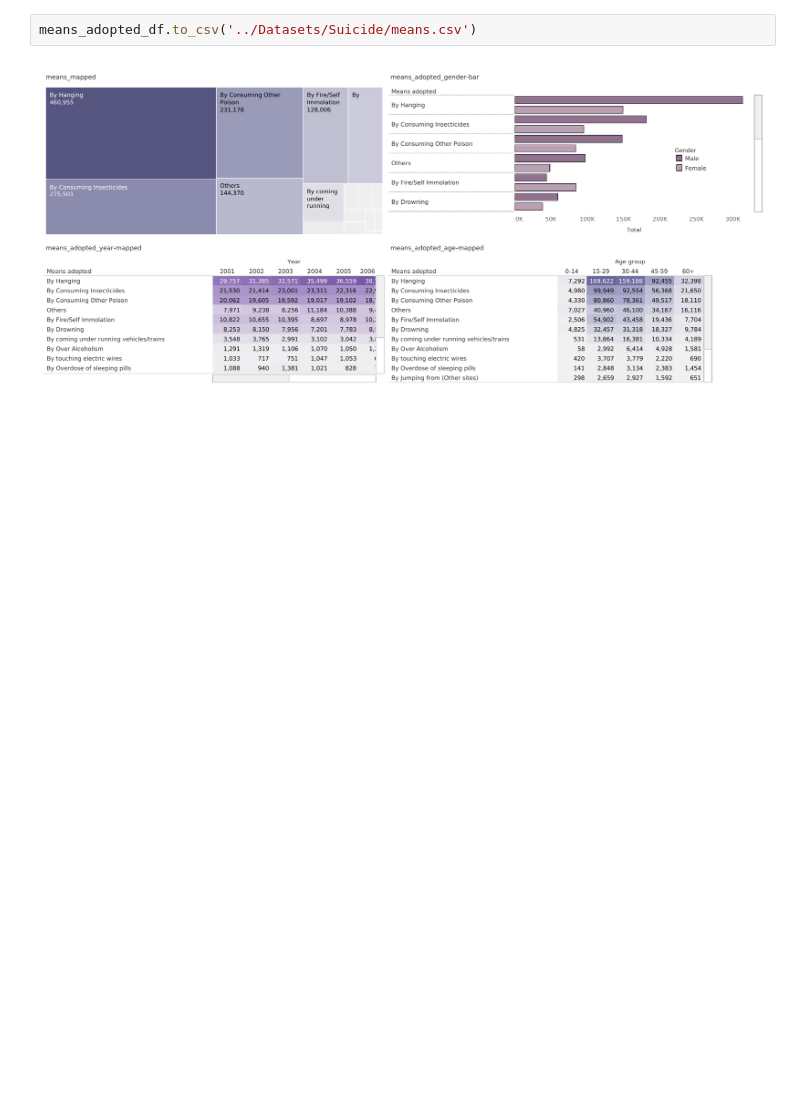
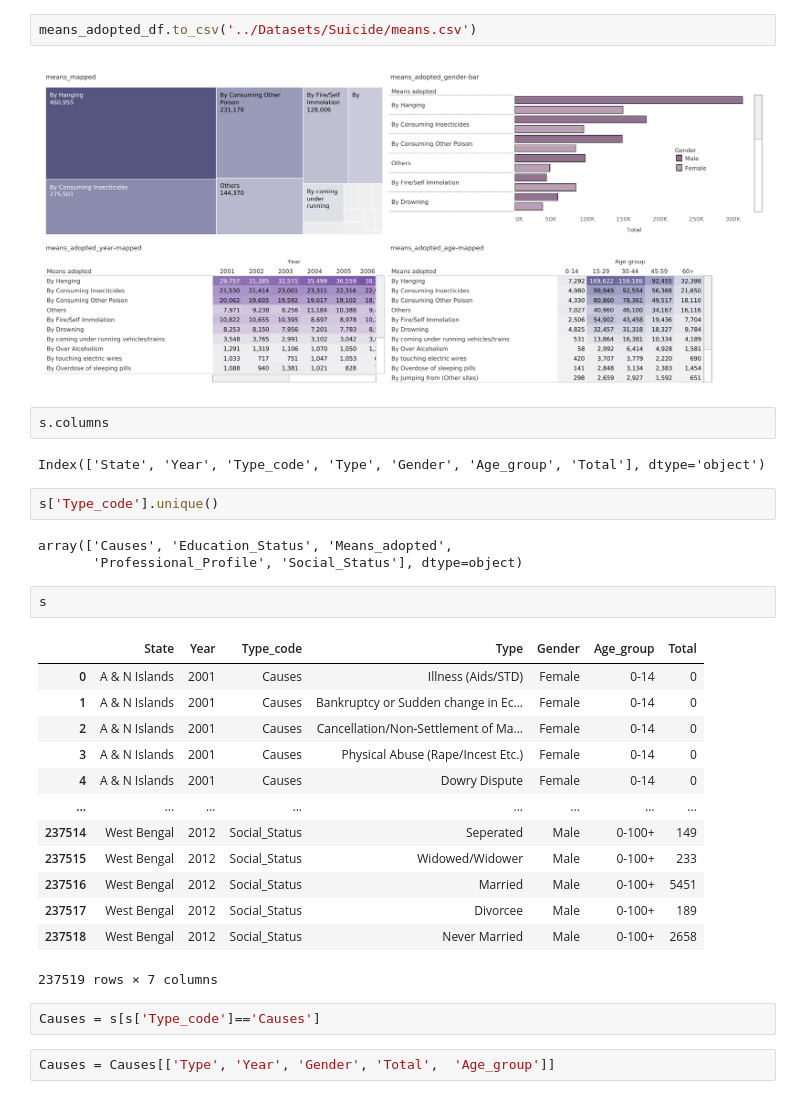
Before and after one commit to htuteja04/EDA, a Jupyter notebook: Notebooks/Suicide_analysis.ipynb, the cells around one changed output. Cells and saved outputs as stored; diff of their text form; blank space fills up the shorter version.

```diff
--- a/Notebooks/Suicide_analysis.ipynb
+++ b/Notebooks/Suicide_analysis.ipynb
@@ -344,3 +344,32 @@ means_adopted_df
 means_adopted_df.to_csv('../Datasets/Suicide/means.csv')
 # %% [markdown]
 ![means_adopted%20%281%29.png](attachment:means_adopted%20%281%29.png)
+# %%
+s.columns
+# %% [output]
+Index(['State', 'Year', 'Type_code', 'Type', 'Gender', 'Age_group', 'Total'], dtype='object')
+# %%
+s['Type_code'].unique()
+# %% [output]
+array(['Causes', 'Education_Status', 'Means_adopted',
+       'Professional_Profile', 'Social_Status'], dtype=object)
+# %%
+s
+# %% [output]
+|  | State | Year | Type_code | Type | Gender | Age_group | Total |
+| 0 | A & N Islands | 2001 | Causes | Illness (Aids/STD) | Female | 0-14 | 0 |
+| 1 | A & N Islands | 2001 | Causes | Bankruptcy or Sudden change in Ec... | Female | 0-14 | 0 |
+| 2 | A & N Islands | 2001 | Causes | Cancellation/Non-Settlement of Ma... | Female | 0-14 | 0 |
+| 3 | A & N Islands | 2001 | Causes | Physical Abuse (Rape/Incest Etc.) | Female | 0-14 | 0 |
+| 4 | A & N Islands | 2001 | Causes | Dowry Dispute | Female | 0-14 | 0 |
+| ... | ... | ... | ... | ... | ... | ... | ... |
+| 237514 | West Bengal | 2012 | Social_Status | Seperated | Male | 0-100+ | 149 |
+| 237515 | West Bengal | 2012 | Social_Status | Widowed/Widower | Male | 0-100+ | 233 |
+| 237516 | West Bengal | 2012 | Social_Status | Married | Male | 0-100+ | 5451 |
+| 237517 | West Bengal | 2012 | Social_Status | Divorcee | Male | 0-100+ | 189 |
+| 237518 | West Bengal | 2012 | Social_Status | Never Married | Male | 0-100+ | 2658 |
+237519 rows × 7 columns
+# %%
+Causes = s[s['Type_code']=='Causes']
+# %%
+Causes = Causes[['Type', 'Year', 'Gender', 'Total',  'Age_group']]
```
Also changed, not shown: parts of 4 cells of this notebook, 1 other file.
